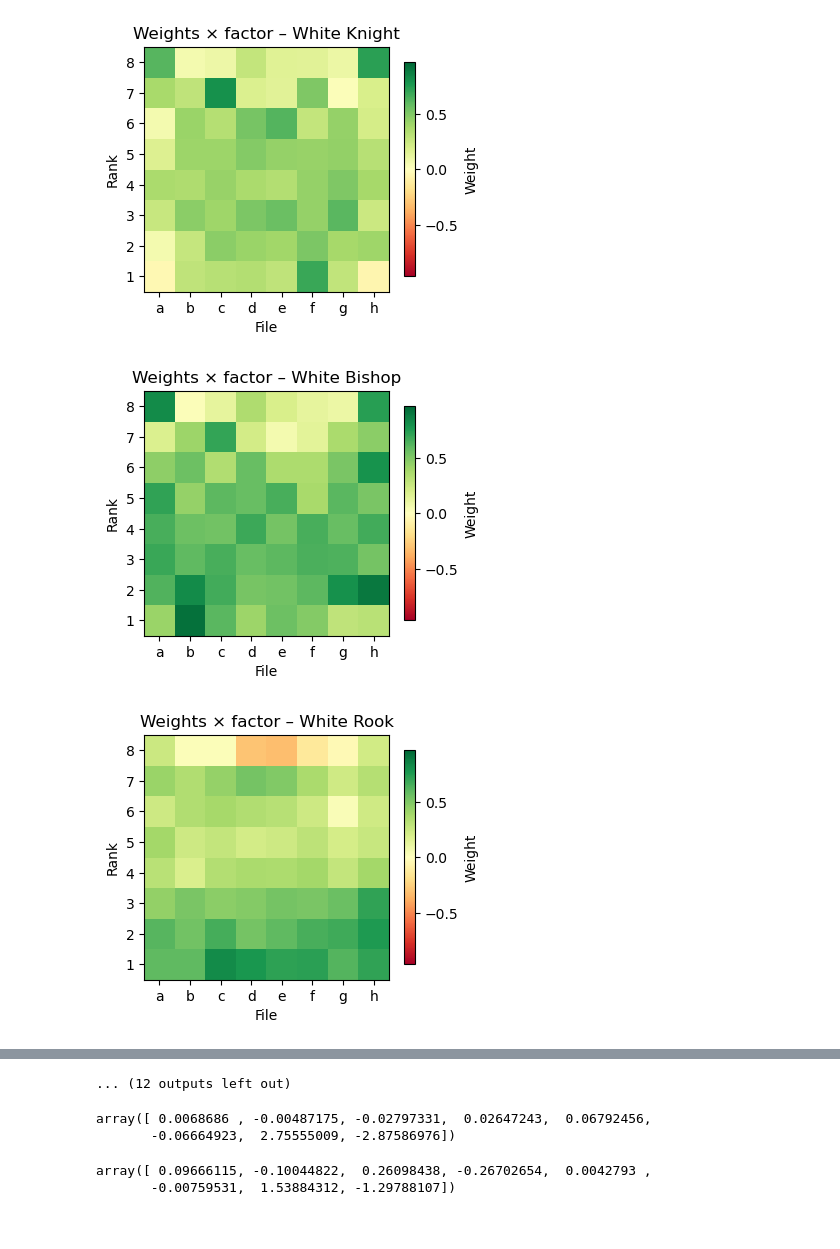
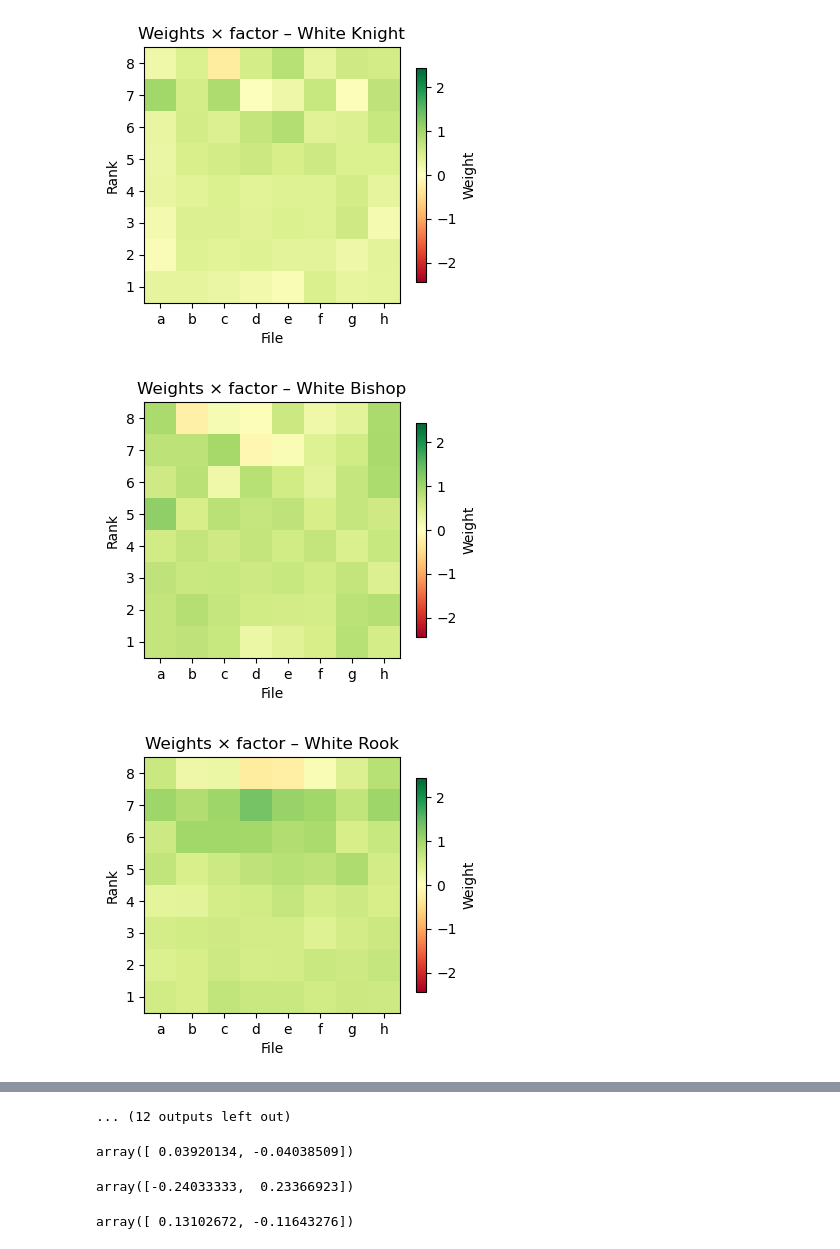
Before and after one commit to forbesmailler/chess, a Jupyter notebook: engine/train/visualize_lr.ipynb, the cells around one changed output, grey strips where cells are left out. Drawn from its saved outputs; the diff is of its cells as text; code cells hidden in the pictures.

```diff
--- a/engine/train/visualize_lr.ipynb
+++ b/engine/train/visualize_lr.ipynb
@@ -11,13 +11,11 @@ model: LogisticRegression = joblib.load('chess_lr.joblib')
 # Here coef_[2] - coef_[0] yields a single (1544,) vector; adjust if your index usage differs.
 coef_flat = model.coef_[2] - model.coef_[0]   # shape == (1544,) if n_features == 2 * 772
 
-additional_features = 8
+additional_features = 2
 half_feature_count = 12 * 64 + additional_features
 
 # ─── 2. Sanity‐check dimensions ─────────────────────────────────────────────────
 n_total = coef_flat.shape[0]
-if n_total != half_feature_count*2:
-    raise ValueError(f"Expected {half_feature_count*2} weights, but found {n_total}")
 
 # ─── 3. Split into the two “half” blocks of length 772 ───────────────────────────
 w_factor    = coef_flat[:half_feature_count]        # weights corresponding to features * factor
@@ -78,3 +76,3 @@ plot_boards(boards_invfactor, title_prefix="Weights × (1 - factor)")
-[figure, old version]
+[figure, new version]
-[figure, old version]
+[figure, new version]
-[figure, old version]
+[figure, new version]
@@ -89,11 +87,13 @@ plot_boards(boards_invfactor, title_prefix="Weights × (1 - factor)")
 ... (12 outputs left out)
+# %%
+coef_flat[-2:]
+# %% [output]
+array([ 0.03920134, -0.04038509])
 # %%
 additional_factor
 # %% [output]
-array([ 0.0068686 , -0.00487175, -0.02797331,  0.02647243,  0.06792456,
-       -0.06664923,  2.75555009, -2.87586976])
+array([-0.24033333,  0.23366923])
 # %%
 additional_invfactor
 # %% [output]
-array([ 0.09666115, -0.10044822,  0.26098438, -0.26702654,  0.0042793 ,
-       -0.00759531,  1.53884312, -1.29788107])
+array([ 0.13102672, -0.11643276])
```
Also changed, not shown: parts of 1 cell of this notebook, 9 other files.
